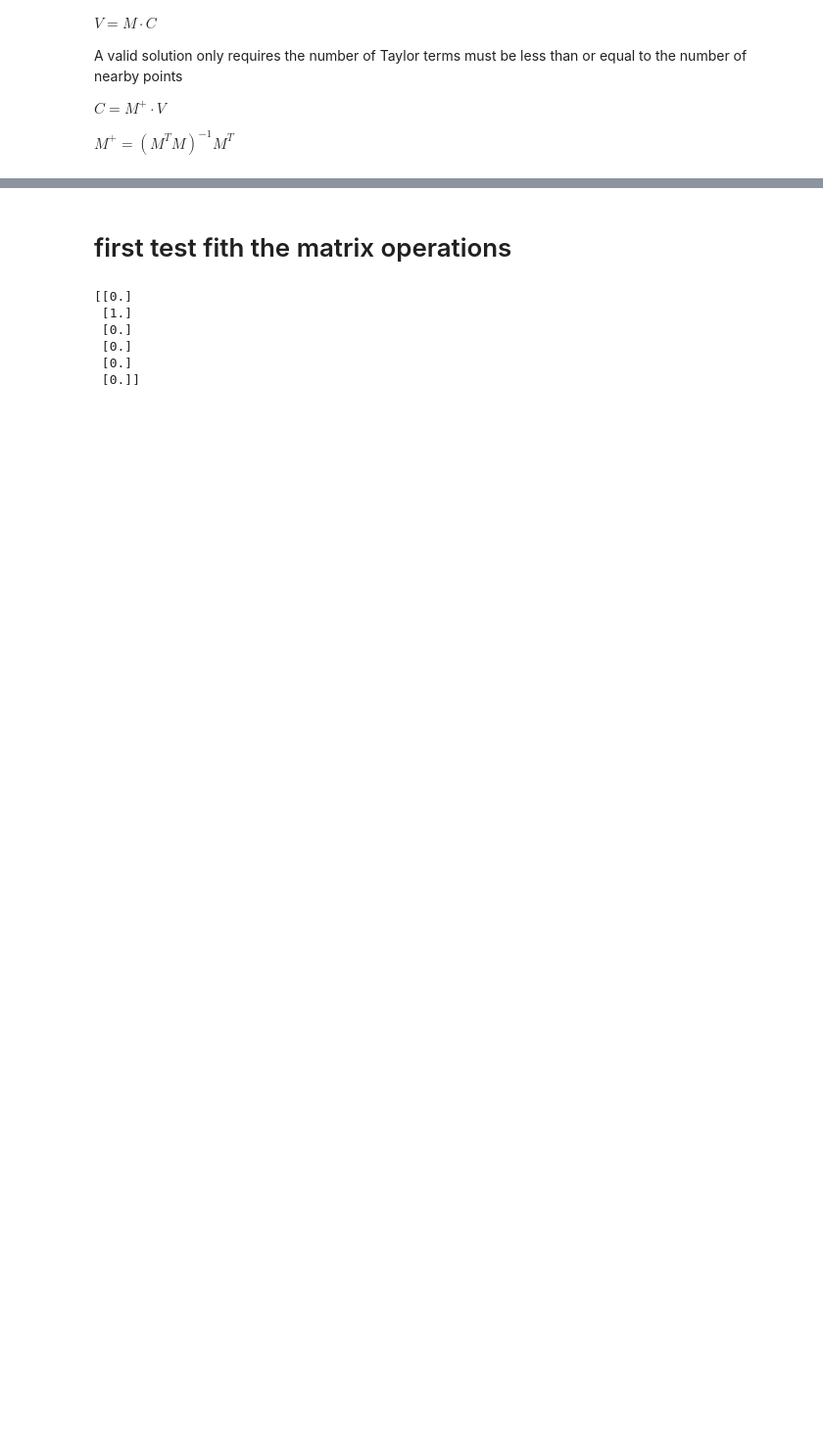
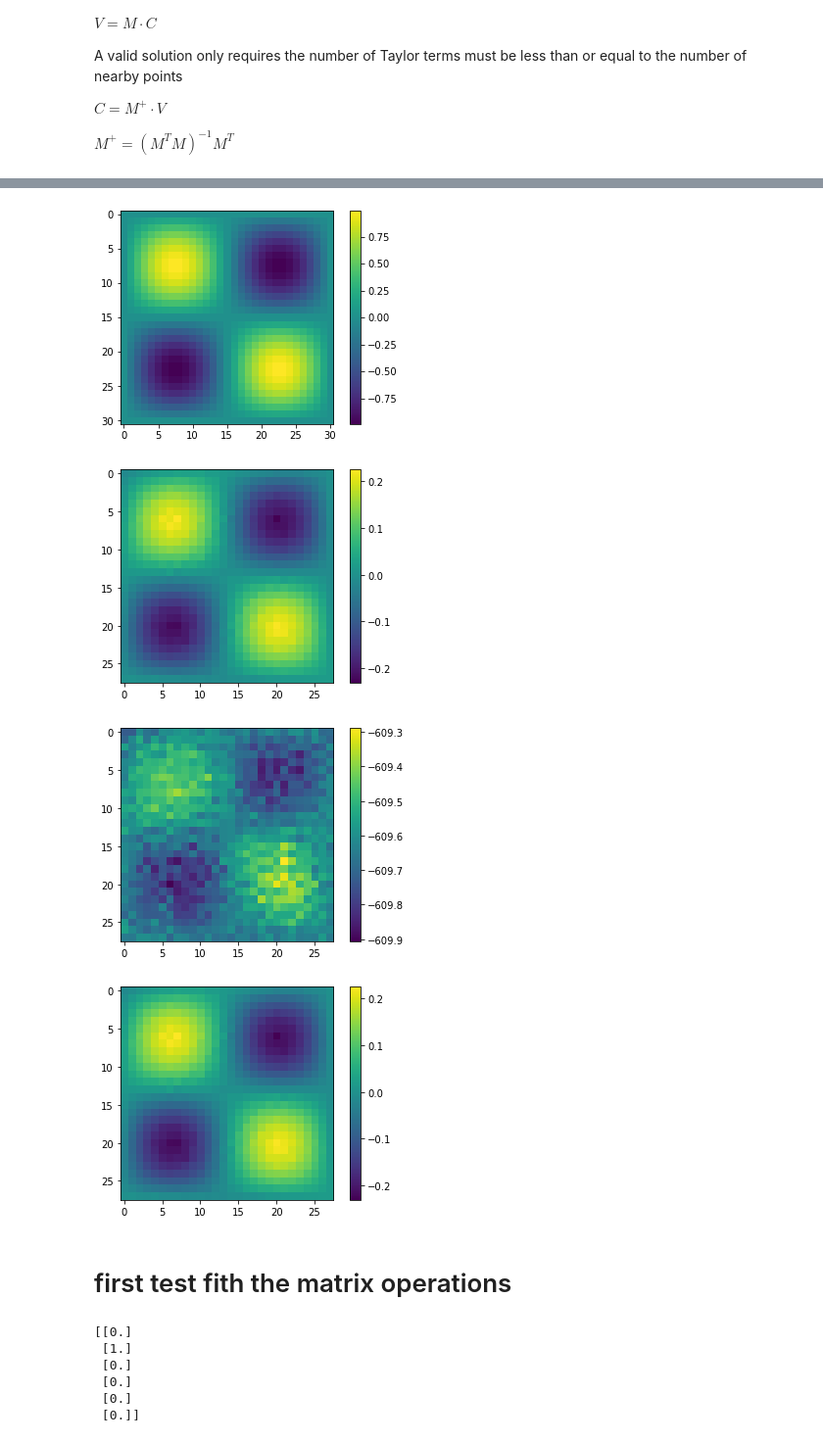
Before and after one commit to hajanssen/pi-shack-hartmann-sensor, a Jupyter notebook: Implementation_zonale_integration.ipynb, the cells around one changed output, grey strips where cells are left out. Shown: that part at 98% size. Cells and saved outputs as stored; diff of their text form; code cells hidden in the pictures; blank space fills up the shorter version.

```diff
--- a/Implementation_zonale_integration.ipynb
+++ b/Implementation_zonale_integration.ipynb
@@ -103,0 +192,3 @@ plt.plot(Yk)
+# %%
+%%time
+Z = np.linalg.pinv(D) @ G
@@ -103,0 +197,6 @@ plt.plot(Yk)
+# %%
+d32 = np.float32(D)
+g32 = np.float32(G)
+# %%
+%%time
+Z1 = np.linalg.pinv(d32) @ g32
@@ -103,0 +205,3 @@ plt.plot(Yk)
+# %%
+%%time
+Z2 = np.linalg.lstsq(D,G,rcond=None)[0]
@@ -104,3 +216,26 @@ plt.plot(Yk)
+# %%
+
+#fig, ax = plt.subplots(1,3,figsize=(5,5),dpi=200)
+
+#Z_shape = np.reshape(Z[0:-1],(n_res,n_res))
+Z_shape = np.reshape(Z,(n_res,n_res))
+Z1_shape = np.reshape(Z1,(n_res,n_res))
+Z2_shape = np.reshape(Z2,(n_res,n_res))
+
+a= plt.imshow(G_amp); plt.colorbar(a)
+plt.show()
+a = plt.imshow(Z_shape); plt.colorbar(a)
+plt.show()
+a = plt.imshow(Z1_shape); plt.colorbar(a)
+plt.show()
+a = plt.imshow(Z2_shape); plt.colorbar(a)
+plt.show()
+#a = plt.imshow(Z_shape-G_amp[1::,1::]); plt.colorbar(a)
+# %% [output]
+[figure, added]
+[figure, added]
+[figure, added]
+[figure, added]
 # %% [markdown]
 # first test fith the matrix operations
 # %%
```
Also changed, not shown: parts of 29 cells of this notebook, 10 other files.
